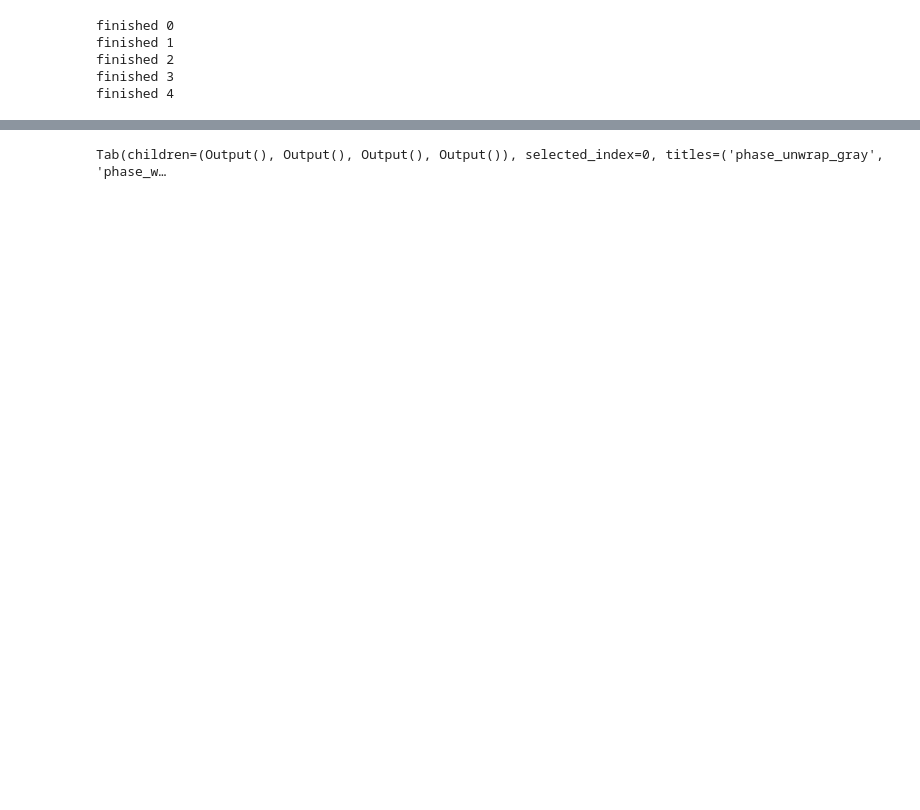
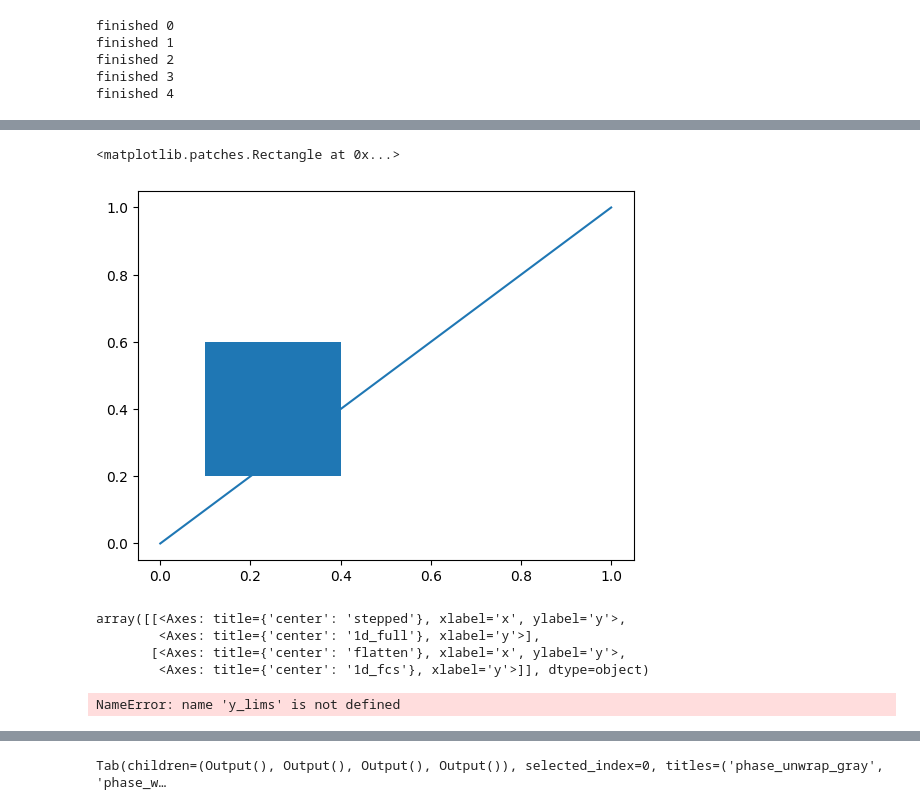
Before and after one commit to Potdooshami/2H_TaSe2_Tc_STM, a Jupyter notebook: getPhasemap.ipynb, the cells around one changed output, grey strips where cells are left out. Cells and saved outputs as stored; diff of their text form; code cells hidden in the pictures; blank space fills up the shorter version.

```diff
--- a/getPhasemap.ipynb
+++ b/getPhasemap.ipynb
@@ -223,0 +283,35 @@ for idt in range(len(fns)):
+# %%
+plt.plot([0,1],[0,1])
+from matplotlib.patches import Rectangle
+rect = Rectangle((.1,.2),.3,.4)
+plt.gca().add_patch(rect)
+# %% [output]
+<matplotlib.patches.Rectangle at 0x...>
+[figure, added]
+# %%
+axs
+# %% [output]
+array([[<Axes: title={'center': 'stepped'}, xlabel='x', ylabel='y'>,
+        <Axes: title={'center': '1d_full'}, xlabel='y'>],
+       [<Axes: title={'center': 'flatten'}, xlabel='x', ylabel='y'>,
+        <Axes: title={'center': '1d_fcs'}, xlabel='y'>]], dtype=object)
+# %%
+y = ykill
+
+xrng_lims = (affected-lharf,affected+lharf)
+
+
+x = np.arange(y.shape[0])
+x_roi = np.arange(*xrng_lims)
+y_roi = y[xrng_lims[0]:xrng_lims[1]]
+
+initial_A = np.min(y_lims)
+initial_L = np.max(y_lims)
+initial_x0 = affected
+initial_k = 1.0
+p0 = [initial_A, initial_L, initial_x0, initial_k]
+
+
+popt, pcov = curve_fit(sigmoid, x_lims, y_lims, p0=p0, maxfev=5000) # maxfev increases max function evaluations
+# %% [output]
+NameError: name 'y_lims' is not defined
```
Also changed, not shown: parts of 21 cells of this notebook, 2 other files.
